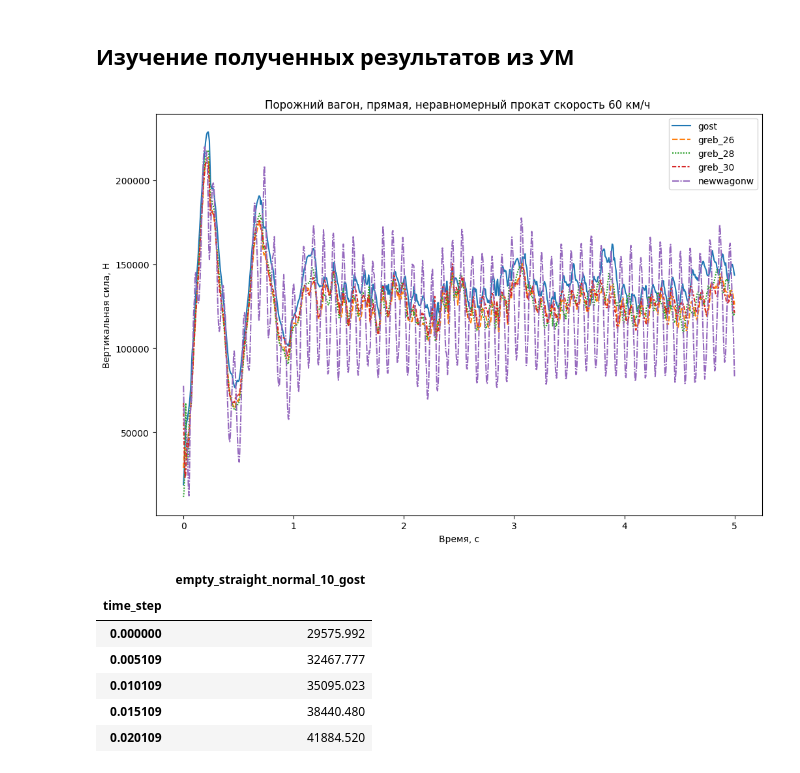
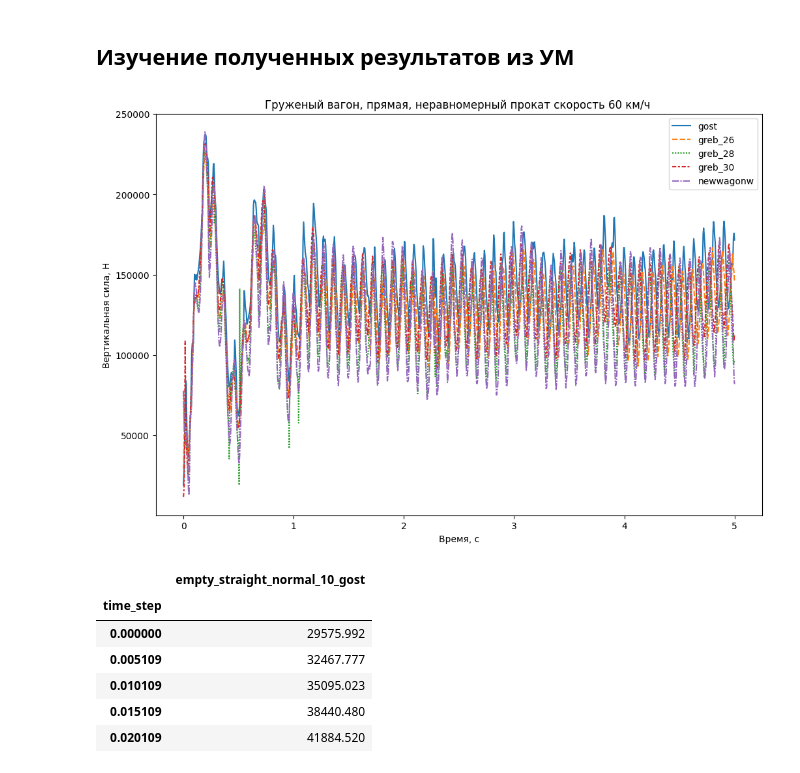
Before and after one commit to daniilgorenkov/Dissertation, a Jupyter notebook: observe.ipynb, the cells around one changed output. Saved outputs shown, nothing was run; the diff lists cells and outputs as text; code cells hidden in the pictures.

```diff
--- a/observe.ipynb
+++ b/observe.ipynb
@@ -9,7 +9,11 @@ import seaborn as sns
 # %% [markdown]
 ## **Изучение полученных результатов из УМ**
 # %%
-def get_result(config:str,way_type:str,fault:str,speed:int,profile:str = "gost") ->pd.DataFrame:
+def get_result(config:str,
+               way_type:str,
+               fault:str,
+               speed:int,
+               profile:str = "gost") ->pd.DataFrame:
     """
     Получение результатов расчетов по ключевым словам
     1. `config` принимает два вида строк `empty` и `loaded`
@@ -40,7 +44,11 @@ def get_result(config:str,way_type:str,fault:str,speed:int,profile:str = "gost")
 
     return file
 # %%
-def get_profile_results(config:str,way_type:str,fault:str,speed:int):
+def get_profile_results(config:str,
+                        way_type:str,
+                        fault:str,
+                        speed:int):
+    """Результаты расчета по всем видам профилей"""
     file1 = get_result(config, way_type,fault,speed)
     file2 = get_result(config, way_type,fault,speed, "greb_26")
     file3 = get_result(config, way_type,fault,speed, "greb_28")
@@ -50,7 +58,7 @@ def get_profile_results(config:str,way_type:str,fault:str,speed:int):
     return file1,file2,file3,file4,file5
 # %%
 def plot_profile_results(config:str,way_type:str,fault:str,speed:int):
-
+    """Создание графика сравнения результатов с разным профилем колес"""
     d={"loaded":"Груженый",
        "empty":"Порожний",
        "straight":"прямая",
@@ -73,9 +81,9 @@ def plot_profile_results(config:str,way_type:str,fault:str,speed:int):
     plt.ylabel("Вертикальная сила, Н")
     plt.show()
 # %%
-plot_profile_results("empty","straight","ellips10",60)
+plot_profile_results("loaded","straight","ellips10",60)
 # %% [output]
-[figure, old version]
+[figure, new version]
 # %%
 empty_straight_normal_10 = get_result("empty","straight","normal",10)
 empty_straight_normal_10.head()
```
Also changed, not shown: parts of 16 cells of this notebook.
